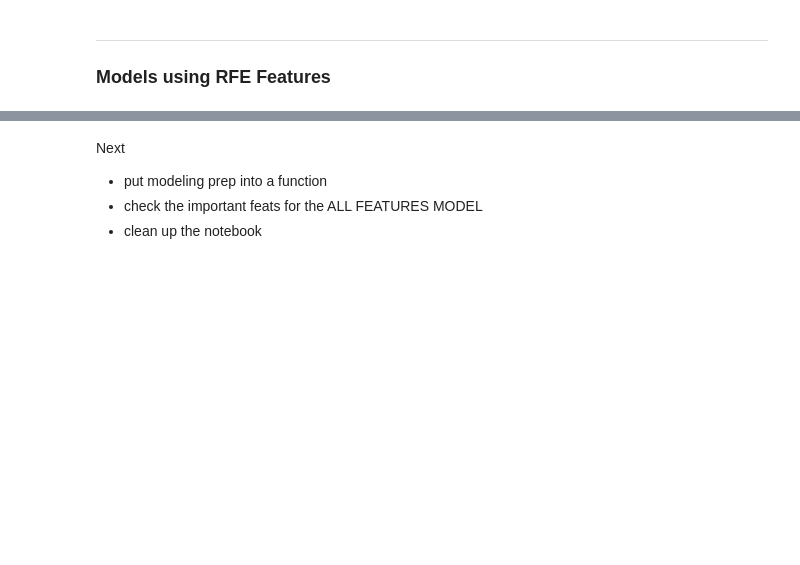
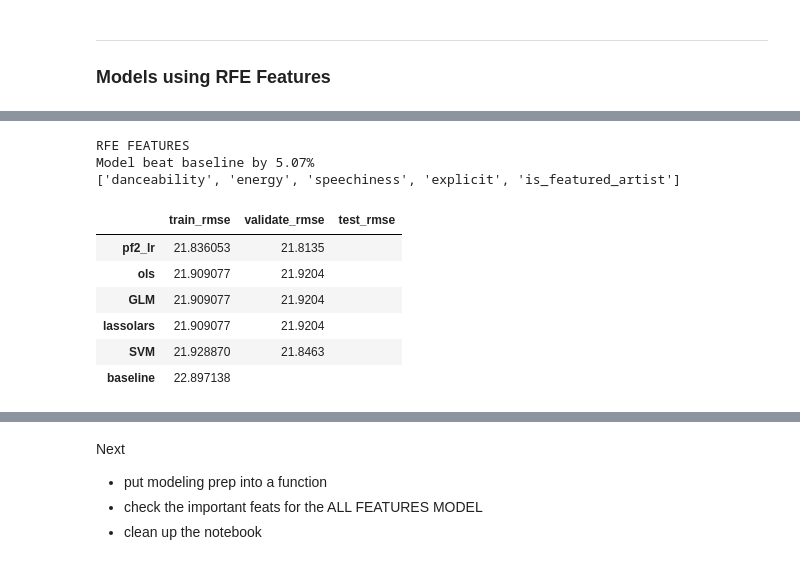
Before and after one commit to SpotiScryers/SpotiScry, a Jupyter notebook: brandon_modeling.ipynb, the cells around one changed output, grey strips where cells are left out. Drawn from its saved outputs; the diff is of its cells as text; code cells hidden in the pictures; blank space fills up the shorter version.

```diff
--- a/brandon_modeling.ipynb
+++ b/brandon_modeling.ipynb
@@ -121,6 +122,12 @@ X_te_skb = X_test_mm[skb_features]
 X_tr_rfe = X_train_mm[rfe_features]
 X_v_rfe = X_validate_mm[rfe_features]
 X_te_rfe = X_test_mm[rfe_features]
+# %%
+# Combo Top 5 Features
+top_feats = ['danceability', 'speechiness', 'explicit', 'is_featured_artist', 'single']
+X_tr_top = X_train_mm[top_feats]
+X_v_top = X_validate_mm[top_feats]
+X_te_top = X_test_mm[top_feats]
 # %% [markdown]
 ---
 # Cross Validation
@@ -459,0 +468,20 @@ Model beat baseline by 3.22%
+# %%
+# OLS Model(defaults)
+lm_rmse, lm_rmse_v, lm_rmse_t = linear_regression_model(
+    X_tr_top, y_train, X_v_top, y_validate, X_te_top, y_test)
+# LASSO + LARS Model(alpha=.00001)
+lars_rmse, lars_rmse_v, lars_rmse_t = lasso_lars(
+    X_tr_top, y_train, X_v_top, y_validate, X_te_top, y_test,
+    alpha=.00001, fit_intercept=True)
+# Polynomial Features (squared, deg=2) with Linear Regression
+lm_sq_rmse, lm_sq_rmse_v, lm_sq_rmse_t = polynomial_regression(
+    X_tr_top, y_train, X_v_top, y_validate, X_te_top, y_test,
+    'Squared', degree=2)
+# Support Vector Regression with RBF Kernel Scaled
+svr_rmse, svr_rmse_v, svr_rmse_t = svr_model(
+    X_tr_top, y_train, X_v_top, y_validate, X_te_top, y_test,
+    'RBF', kernel='rbf', gamma='scale')
+# General Linearized Model with Normal Distribution
+glm_rmse, glm_rmse_v, glm_rmse_t, glm_pred_t = glm_model(
+    X_tr_top, y_train, X_v_top, y_validate, X_te_top, y_test,
+    'Normal', alpha=0, link='auto', power=0)
@@ -460,3 +506,27 @@ Model beat baseline by 3.22%
+# %%
+columns = ['train_rmse', 'validate_rmse', 'test_rmse']
+index = ['baseline', 'ols', 'lassolars', 'pf2_lr', 'SVM', 'GLM']
+data = [[bl_train_rmse, '', ''],
+        [lm_rmse, lm_rmse_v, ''],
+        [lars_rmse, lars_rmse_v, ''],
+        [lm_sq_rmse, lm_sq_rmse_v, ''],
+        [svr_rmse, svr_rmse_v, ''],
+        [glm_rmse, glm_rmse_v, '']]
+print('RFE FEATURES')
+print(f'Model beat baseline by {abs((lm_rmse_t - bl_train_rmse)/bl_train_rmse)*100:.2f}%')
+print(rfe_features)
+pd.DataFrame(columns=columns, data=data, index=index).sort_values(by='train_rmse')
+# %% [output]
+RFE FEATURES
+Model beat baseline by 5.07%
+['danceability', 'energy', 'speechiness', 'explicit', 'is_featured_artist']
+|  | train_rmse | validate_rmse | test_rmse |
+| pf2_lr | 21.836053 | 21.8135 |  |
+| ols | 21.909077 | 21.9204 |  |
+| GLM | 21.909077 | 21.9204 |  |
+| lassolars | 21.909077 | 21.9204 |  |
+| SVM | 21.928870 | 21.8463 |  |
+| baseline | 22.897138 |  |  |
 # %%
 #visualize_model(glm_pred_t, y_test, baseline, 'GLM using Normal Distribution')
 # %%
```
Also changed, not shown: parts of 16 cells of this notebook.
